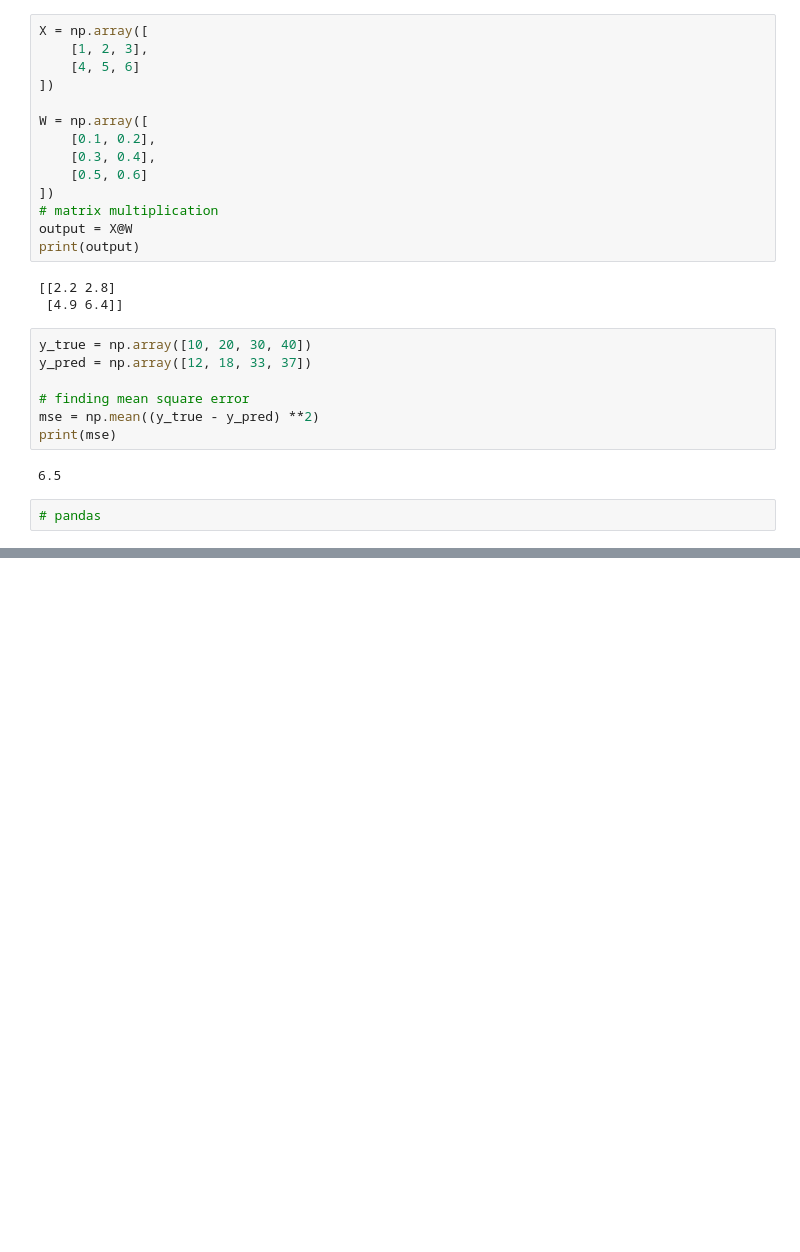
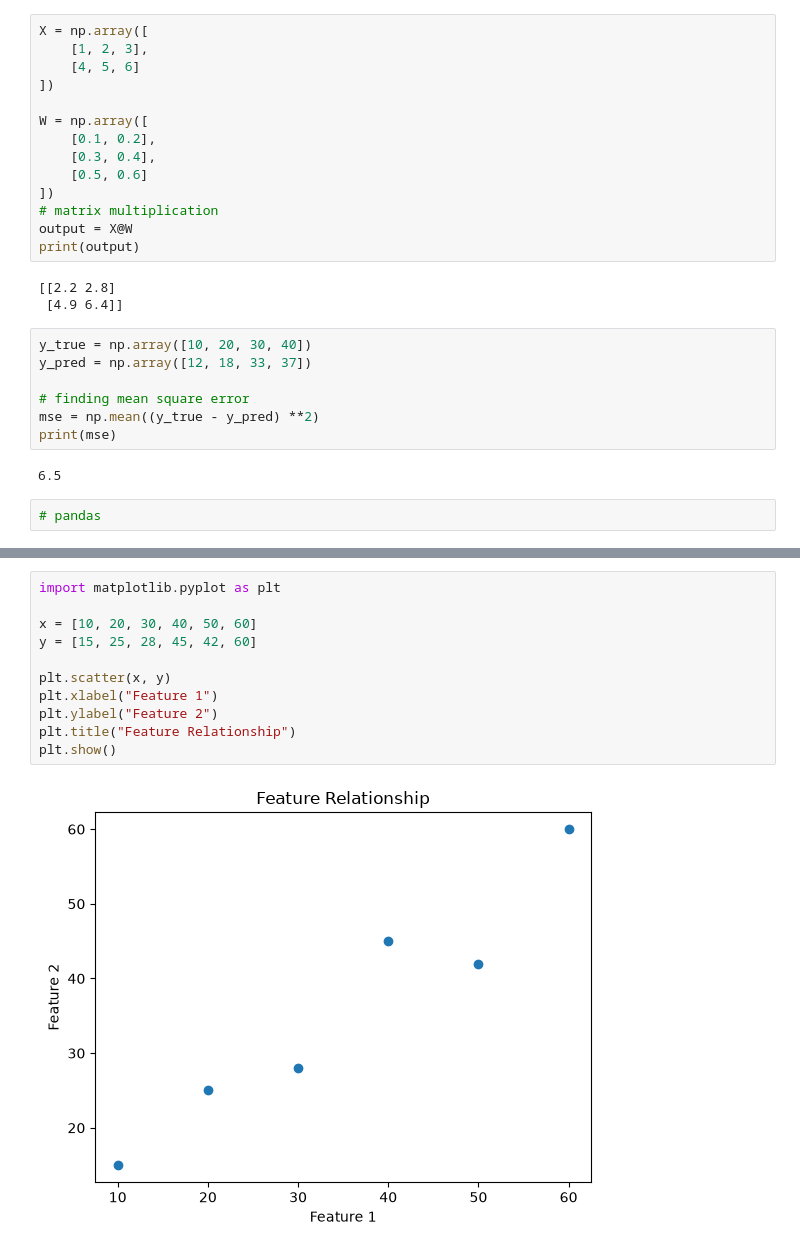
Before and after one commit to niharika9nx/Machine-Learning, a Jupyter notebook: code/day01.ipynb, the cells around one changed output, grey strips where cells are left out. Drawn from its saved outputs; the diff is of its cells as text; blank space fills up the shorter version.

```diff
--- a/code/day01.ipynb
+++ b/code/day01.ipynb
@@ -199,0 +478,13 @@ print(mse)
+# %%
+import matplotlib.pyplot as plt
+
+x = [10, 20, 30, 40, 50, 60]
+y = [15, 25, 28, 45, 42, 60]
+
+plt.scatter(x, y)
+plt.xlabel("Feature 1")
+plt.ylabel("Feature 2")
+plt.title("Feature Relationship")
+plt.show()
+# %% [output]
+[figure, added]
```
Also changed, not shown: parts of 26 cells of this notebook, 1 other file.
